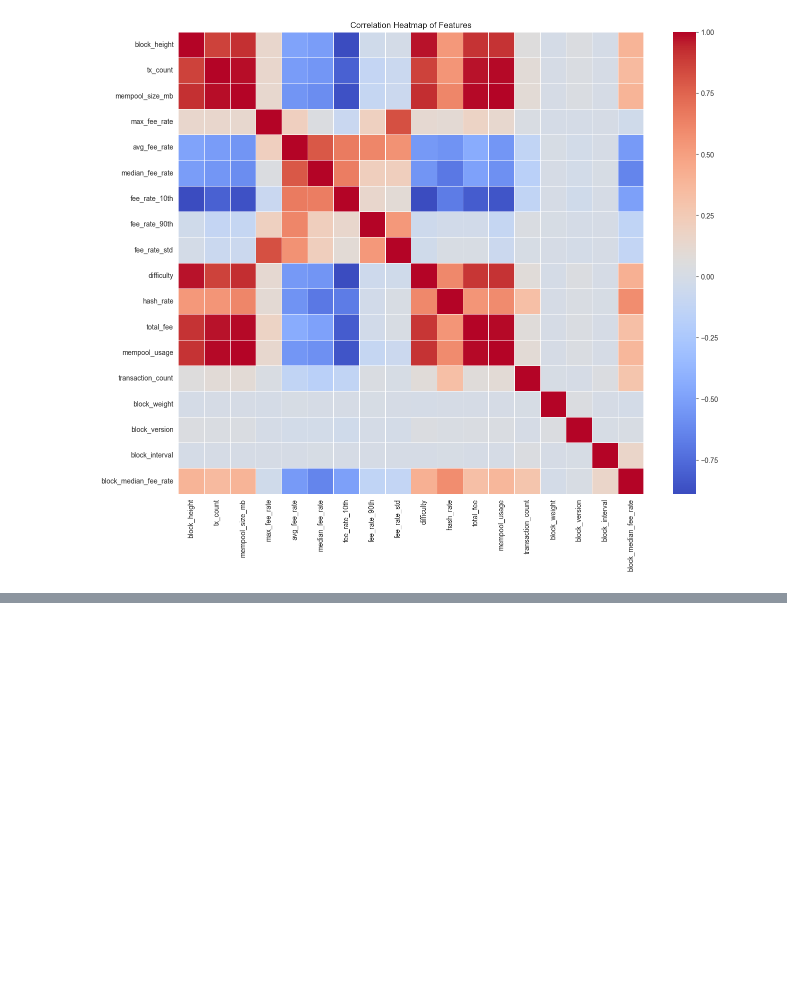
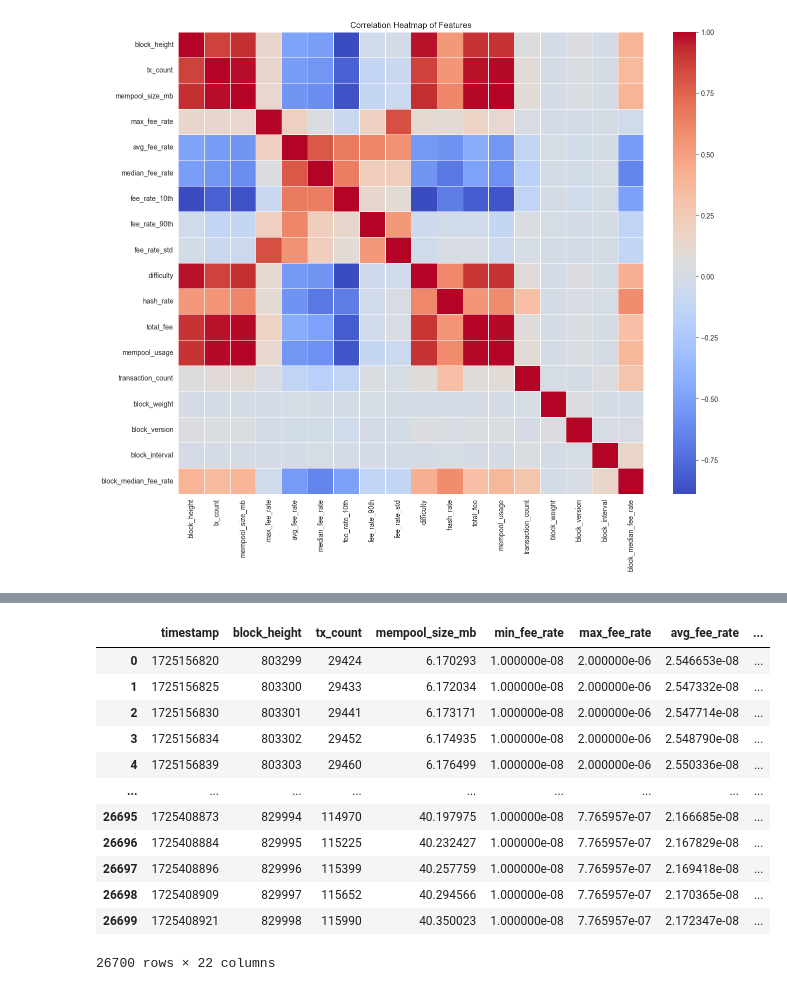
Before and after one commit to majiangqin/bitcoin, a Jupyter notebook: EDA_history1.ipynb, the cells around one changed output, grey strips where cells are left out. Drawn from its saved outputs; the diff is of its cells as text; code cells hidden in the pictures; blank space fills up the shorter version.

```diff
--- a/EDA_history1.ipynb
+++ b/EDA_history1.ipynb
@@ -256,0 +266,16 @@ pd.read_csv('real_time.csv')
+# %%
+pd.read_csv('bitcoin_data_history1.csv')
+# %% [output]
+|  | timestamp | block_height | tx_count | mempool_size_mb | min_fee_rate | max_fee_rate | avg_fee_rate | ... |
+| 0 | 1725156820 | 803299 | 29424 | 6.170293 | 1.000000e-08 | 2.000000e-06 | 2.546653e-08 | ... |
+| 1 | 1725156825 | 803300 | 29433 | 6.172034 | 1.000000e-08 | 2.000000e-06 | 2.547332e-08 | ... |
+| 2 | 1725156830 | 803301 | 29441 | 6.173171 | 1.000000e-08 | 2.000000e-06 | 2.547714e-08 | ... |
+| 3 | 1725156834 | 803302 | 29452 | 6.174935 | 1.000000e-08 | 2.000000e-06 | 2.548790e-08 | ... |
+| 4 | 1725156839 | 803303 | 29460 | 6.176499 | 1.000000e-08 | 2.000000e-06 | 2.550336e-08 | ... |
+| ... | ... | ... | ... | ... | ... | ... | ... | ... |
+| 26695 | 1725408873 | 829994 | 114970 | 40.197975 | 1.000000e-08 | 7.765957e-07 | 2.166685e-08 | ... |
+| 26696 | 1725408884 | 829995 | 115225 | 40.232427 | 1.000000e-08 | 7.765957e-07 | 2.167829e-08 | ... |
+| 26697 | 1725408896 | 829996 | 115399 | 40.257759 | 1.000000e-08 | 7.765957e-07 | 2.169418e-08 | ... |
+| 26698 | 1725408909 | 829997 | 115652 | 40.294566 | 1.000000e-08 | 7.765957e-07 | 2.170365e-08 | ... |
+| 26699 | 1725408921 | 829998 | 115990 | 40.350023 | 1.000000e-08 | 7.765957e-07 | 2.172347e-08 | ... |
+26700 rows × 22 columns
```
Also changed, not shown: parts of 2 cells of this notebook, 5 other files.
